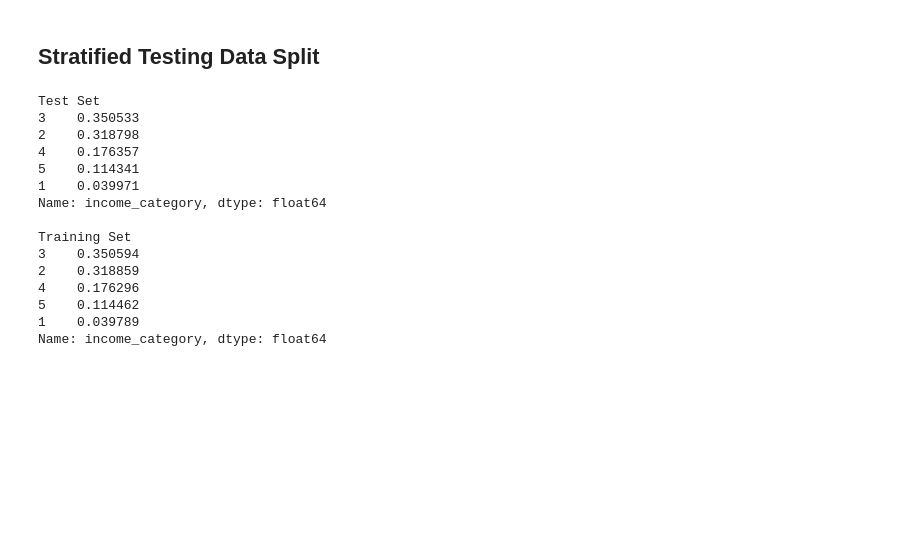
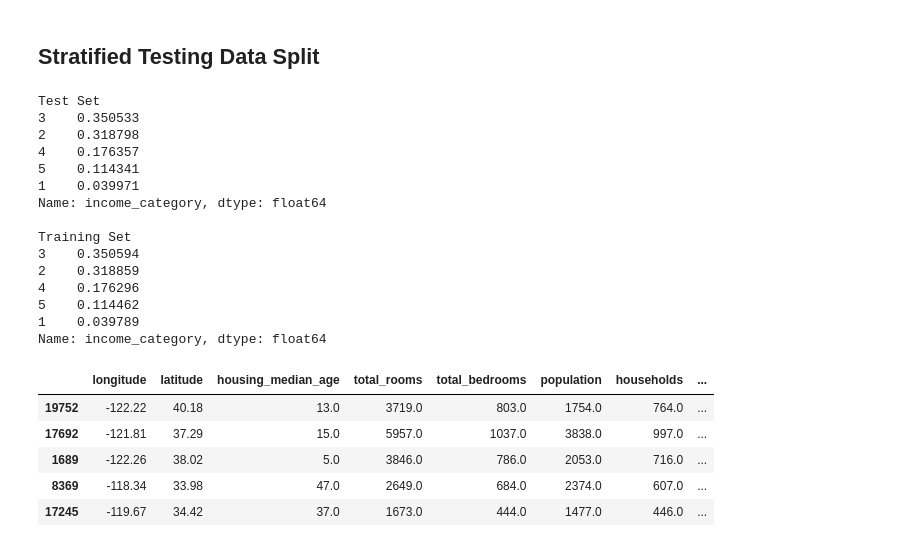
Before and after one commit to jgib124/ML_practice, a Jupyter notebook: Housing_ML.ipynb, the cells around one changed output. Saved outputs shown, nothing was run; the diff lists cells and outputs as text; code cells hidden in the pictures; blank space fills up the shorter version.

```diff
--- a/Housing_ML.ipynb
+++ b/Housing_ML.ipynb
@@ -122,8 +122,6 @@ Now that we know the distribution of incomes, we want to take a stratified rando
 # %% [markdown]
 ## Stratified Testing Data Split
 # %%
-%matplotlib inline
-import matplotlib.pyplot as plt
 from sklearn.model_selection import StratifiedShuffleSplit
 
 """
@@ -138,30 +136,44 @@ We will use housing_data["income_category"] to stratify the testing data
 """
 
 test_split = StratifiedShuffleSplit(n_splits=1, test_size=0.2, random_state=7)
 
 for train_idx, test_idx in test_split.split(housing_data, housing_data["income_category"]):
     stratified_training_set = housing_data.loc[train_idx]
     stratified_test_set = housing_data.loc[test_idx]
 
 # Check that the split work with our desired distribution
 print ("Test Set")
 print(stratified_test_set["income_category"].value_counts() / len(stratified_test_set))
 
 print ("\nTraining Set")
 print(stratified_training_set["income_category"].value_counts() / len(stratified_training_set))
+
+# Remove the Income Category column, since it will not actually be used for our training
+# Axis = 0 is for rows, Axis = 1 is for columns
+for ssets in (stratified_test_set, stratified_training_set):
+    ssets.drop("income_category", axis=1, inplace=True)
+
+# Check that everything is good
+stratified_test_set.head()
 # %% [output]
 Test Set
 3    0.350533
 2    0.318798
 4    0.176357
 5    0.114341
 1    0.039971
 Name: income_category, dtype: float64
 
 Training Set
 3    0.350594
 2    0.318859
 4    0.176296
 5    0.114462
 1    0.039789
 Name: income_category, dtype: float64
+|  | longitude | latitude | housing_median_age | total_rooms | total_bedrooms | population | households | ... |
+| 19752 | -122.22 | 40.18 | 13.0 | 3719.0 | 803.0 | 1754.0 | 764.0 | ... |
+| 17692 | -121.81 | 37.29 | 15.0 | 5957.0 | 1037.0 | 3838.0 | 997.0 | ... |
+| 1689 | -122.26 | 38.02 | 5.0 | 3846.0 | 786.0 | 2053.0 | 716.0 | ... |
+| 8369 | -118.34 | 33.98 | 47.0 | 2649.0 | 684.0 | 2374.0 | 607.0 | ... |
+| 17245 | -119.67 | 34.42 | 37.0 | 1673.0 | 444.0 | 1477.0 | 446.0 | ... |
```
Also changed, not shown: parts of 8 cells of this notebook.
